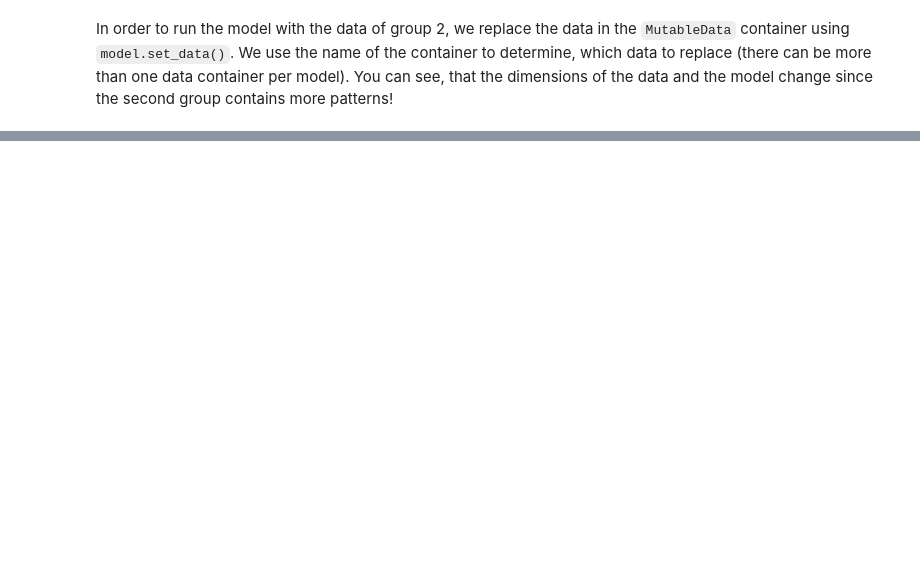
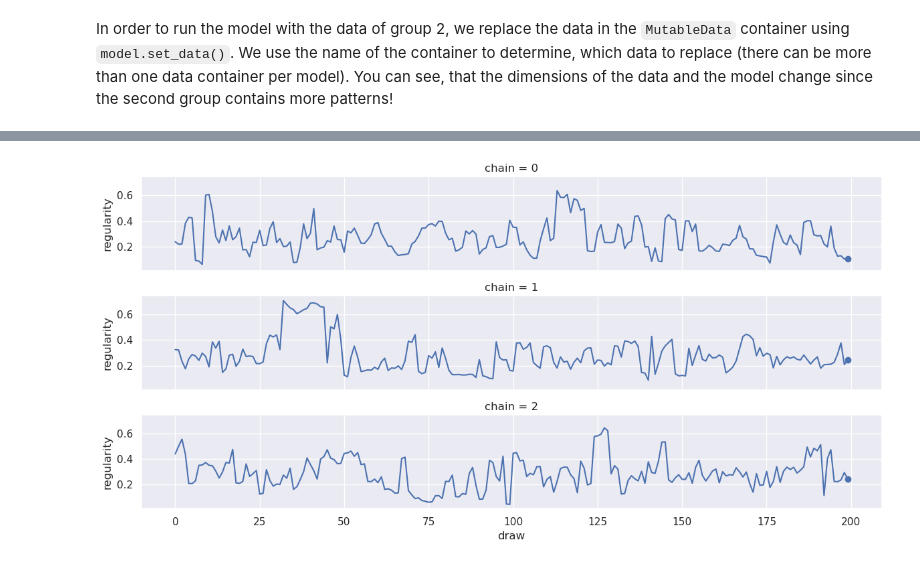
Before and after one commit to Amsterdam-Music-Lab/gmth23-bayes-workshop, a Jupyter notebook: regularity.ipynb, the cells around one changed output, grey strips where cells are left out. Drawn from its saved outputs; the diff is of its cells as text; code cells hidden in the pictures; blank space fills up the shorter version.

Commit message:
add MCMC to intro notebook

```diff
--- a/regularity.ipynb
+++ b/regularity.ipynb
@@ -451,0 +484,10 @@ Sampling 4 chains for 1_000 tune and 5_000 draw iterations (4_000 + 20_000 draws
+# %%
+fig = sns.relplot(data=idata_notune.posterior.data_vars['regularity'].to_dataframe(),
+                 x="draw", y="regularity", row="chain",
+                 kind="line", aspect=6, height=2)
+for i, axrow in enumerate(fig.axes):
+    ax = axrow[0]
+    ax.plot(199, idata_notune.posterior.regularity.sel(chain=i, draw=199).item(), 'o')
+fig.savefig("img/mcmc.svg")
+# %% [output]
+[figure, added]
```
Also changed, not shown: parts of 13 cells of this notebook, 2 other files.
